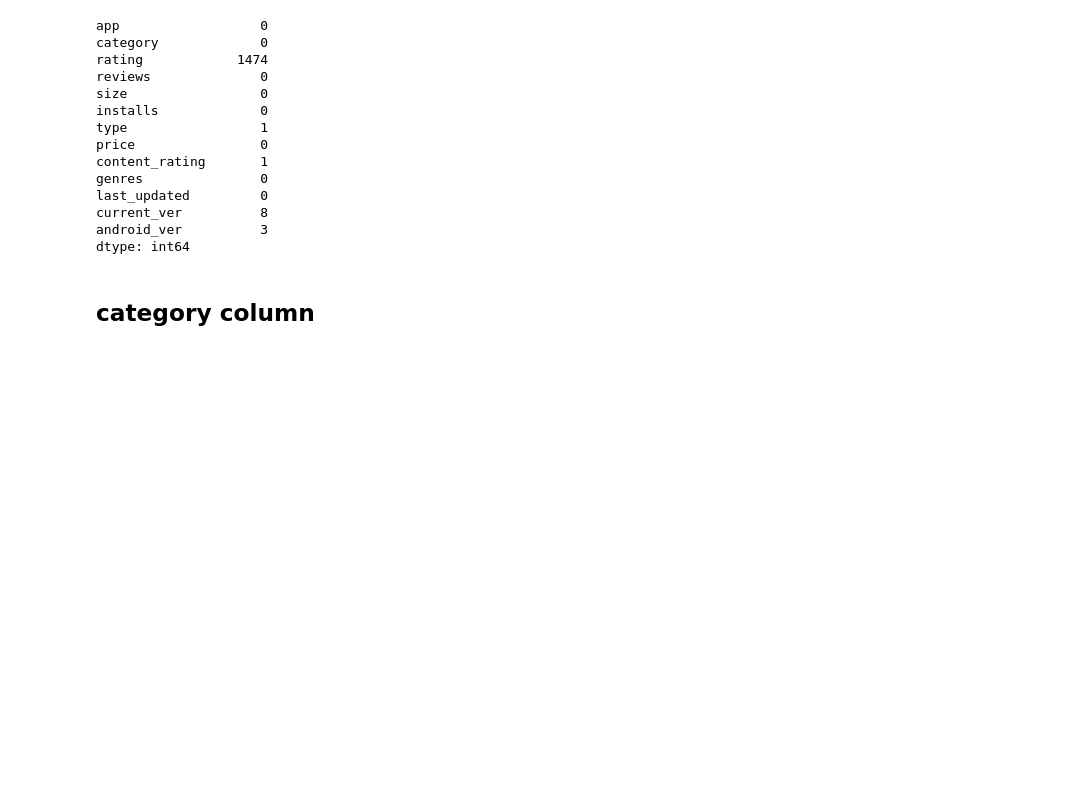
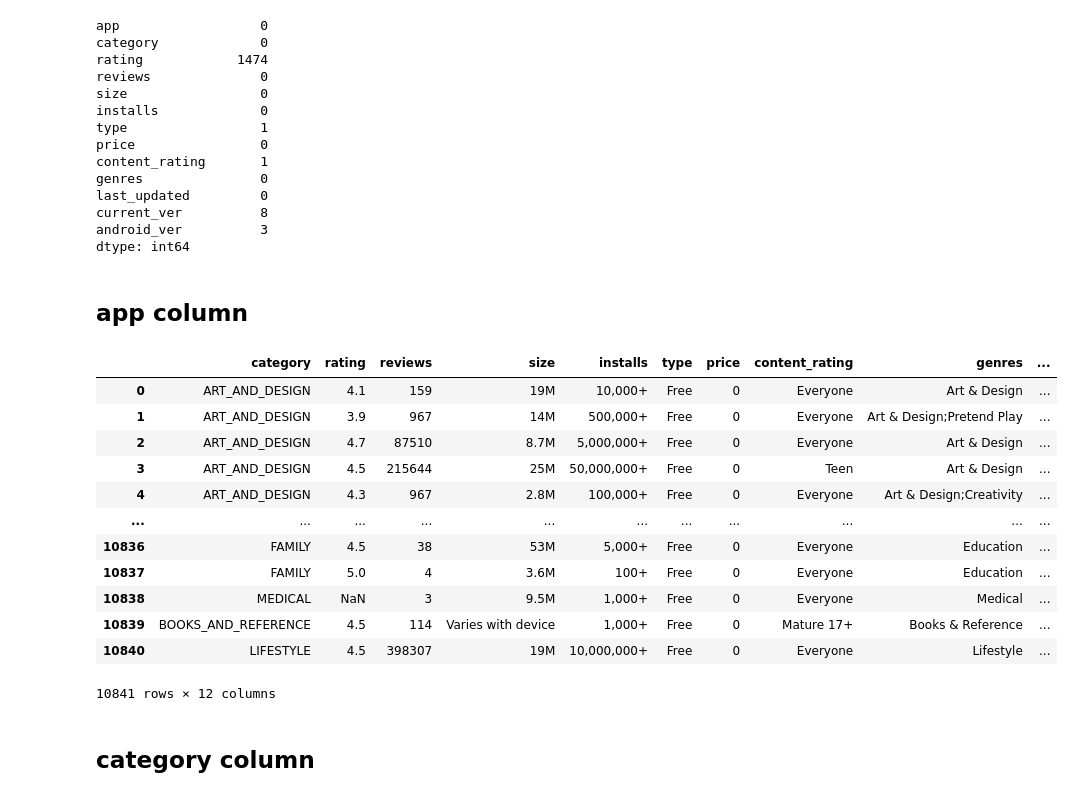
Before and after one commit to danial-baraty/ML-projs, a Jupyter notebook: googleplaystore/Mini Project 1.ipynb, the cells around one changed output. Cells and saved outputs as stored; diff of their text form; code cells hidden in the pictures; blank space fills up the shorter version.

```diff
--- a/googleplaystore/Mini Project 1.ipynb
+++ b/googleplaystore/Mini Project 1.ipynb
@@ -60,3 +60,5 @@ last_updated         0
 current_ver          8
 android_ver          3
 dtype: int64
+# %% [markdown]
+## app column
@@ -63,3 +71,19 @@ dtype: int64
+# %%
+df
+# %% [output]
+|  | category | rating | reviews | size | installs | type | price | content_rating | genres | ... |
+| 0 | ART_AND_DESIGN | 4.1 | 159 | 19M | 10,000+ | Free | 0 | Everyone | Art & Design | ... |
+| 1 | ART_AND_DESIGN | 3.9 | 967 | 14M | 500,000+ | Free | 0 | Everyone | Art & Design;Pretend Play | ... |
+| 2 | ART_AND_DESIGN | 4.7 | 87510 | 8.7M | 5,000,000+ | Free | 0 | Everyone | Art & Design | ... |
+| 3 | ART_AND_DESIGN | 4.5 | 215644 | 25M | 50,000,000+ | Free | 0 | Teen | Art & Design | ... |
+| 4 | ART_AND_DESIGN | 4.3 | 967 | 2.8M | 100,000+ | Free | 0 | Everyone | Art & Design;Creativity | ... |
+| ... | ... | ... | ... | ... | ... | ... | ... | ... | ... | ... |
+| 10836 | FAMILY | 4.5 | 38 | 53M | 5,000+ | Free | 0 | Everyone | Education | ... |
+| 10837 | FAMILY | 5.0 | 4 | 3.6M | 100+ | Free | 0 | Everyone | Education | ... |
+| 10838 | MEDICAL | NaN | 3 | 9.5M | 1,000+ | Free | 0 | Everyone | Medical | ... |
+| 10839 | BOOKS_AND_REFERENCE | 4.5 | 114 | Varies with device | 1,000+ | Free | 0 | Mature 17+ | Books & Reference | ... |
+| 10840 | LIFESTYLE | 4.5 | 398307 | 19M | 10,000,000+ | Free | 0 | Everyone | Lifestyle | ... |
+10841 rows × 12 columns
 # %% [markdown]
 ## category column
 # %%
```
Also changed, not shown: parts of 9 cells of this notebook.
